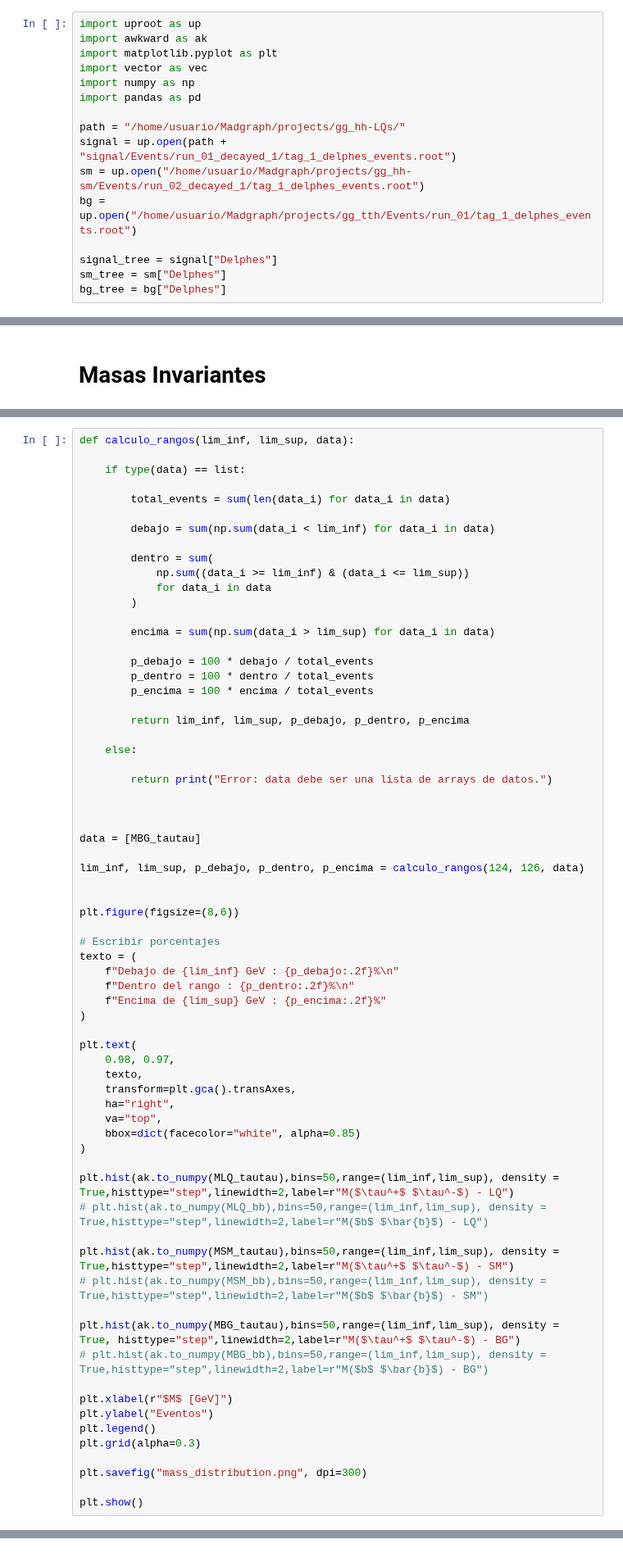
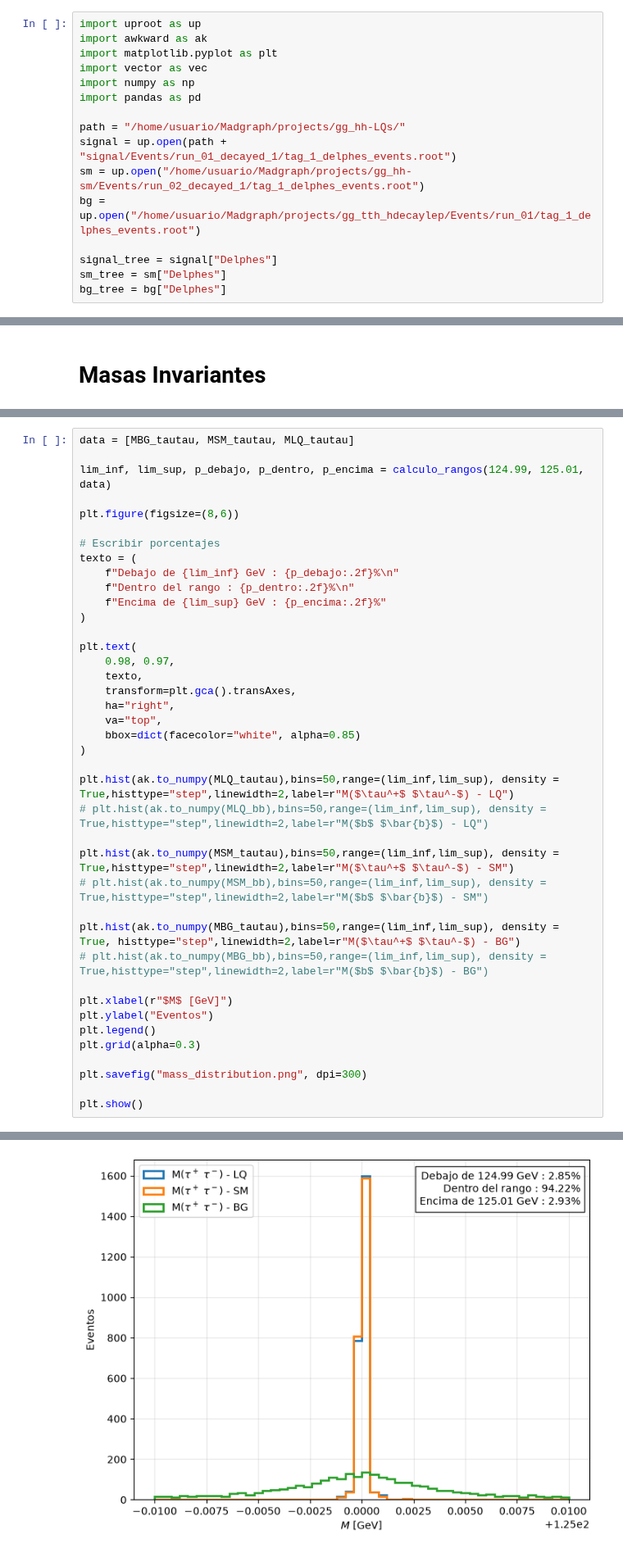
Before and after one commit to Genarobarco/diHiggs-Project, a Jupyter notebook: upROOT_analysis/Analysis-gg_hh-LQs_signal.ipynb, the cells around one changed output, grey strips where cells are left out. Shown at 82% size. Cells and saved outputs as stored; diff of their text form.

```diff
--- a/Analysis-gg_hh-LQs_signal.ipynb
+++ b/upROOT_analysis/Analysis-gg_hh-LQs_signal.ipynb
@@ -9,7 +9,7 @@ import pandas as pd
 path = "/home/usuario/Madgraph/projects/gg_hh-LQs/"
 signal = up.open(path + "signal/Events/run_01_decayed_1/tag_1_delphes_events.root")
 sm = up.open("/home/usuario/Madgraph/projects/gg_hh-sm/Events/run_02_decayed_1/tag_1_delphes_events.root")
-bg = up.open("/home/usuario/Madgraph/projects/gg_tth/Events/run_01/tag_1_delphes_events.root")
+bg = up.open("/home/usuario/Madgraph/projects/gg_tth_hdecaylep/Events/run_01/tag_1_delphes_events.root")
 
 signal_tree = signal["Delphes"]
 sm_tree = sm["Delphes"]
@@ -127,37 +152,9 @@ MBG_tautau = (VBG_ta_plus + VBG_ta_minus).mass
 MBG_bb = (VBG_b + VBG_bbar).mass
 MBG_hh = (VBG_ta_plus + VBG_ta_minus + VBG_b + VBG_bbar).mass
 # %%
-def calculo_rangos(lim_inf, lim_sup, data):
+data = [MBG_tautau, MSM_tautau, MLQ_tautau]
 
-    if type(data) == list:
-
-        total_events = sum(len(data_i) for data_i in data)
-
-        debajo = sum(np.sum(data_i < lim_inf) for data_i in data)
-
-        dentro = sum(
-            np.sum((data_i >= lim_inf) & (data_i <= lim_sup))
-            for data_i in data
-        )
-
-        encima = sum(np.sum(data_i > lim_sup) for data_i in data)
-
-        p_debajo = 100 * debajo / total_events
-        p_dentro = 100 * dentro / total_events
-        p_encima = 100 * encima / total_events
-
-        return lim_inf, lim_sup, p_debajo, p_dentro, p_encima
-
-    else:
-
-        return print("Error: data debe ser una lista de arrays de datos.")
-
-
-
-data = [MBG_tautau]
-
-lim_inf, lim_sup, p_debajo, p_dentro, p_encima = calculo_rangos(124, 126, data)
-
+lim_inf, lim_sup, p_debajo, p_dentro, p_encima = calculo_rangos(124.99, 125.01, data)
 
 plt.figure(figsize=(8,6))
 
@@ -200,3 +195,4 @@ TypeError: cannot unpack non-iterable NoneType object
+[figure, added]
 # %%
 # Definir rango
 lim_inf = 130
```
Also changed, not shown: parts of 3 cells of this notebook, 18 other files.
